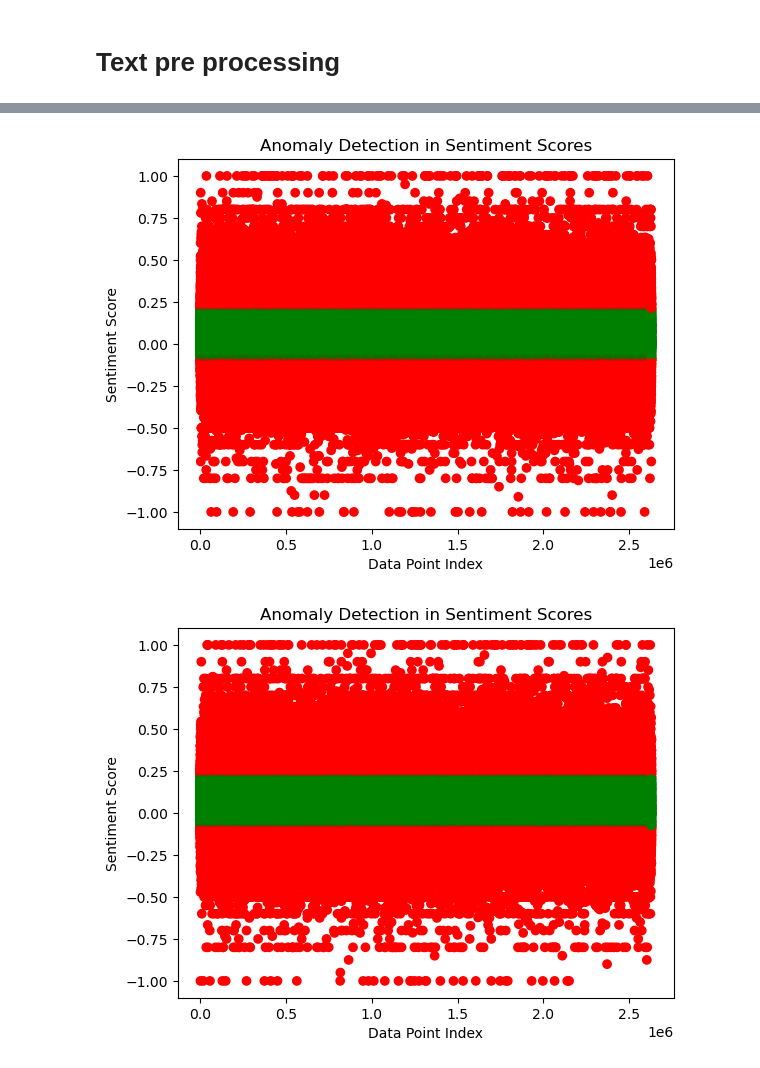
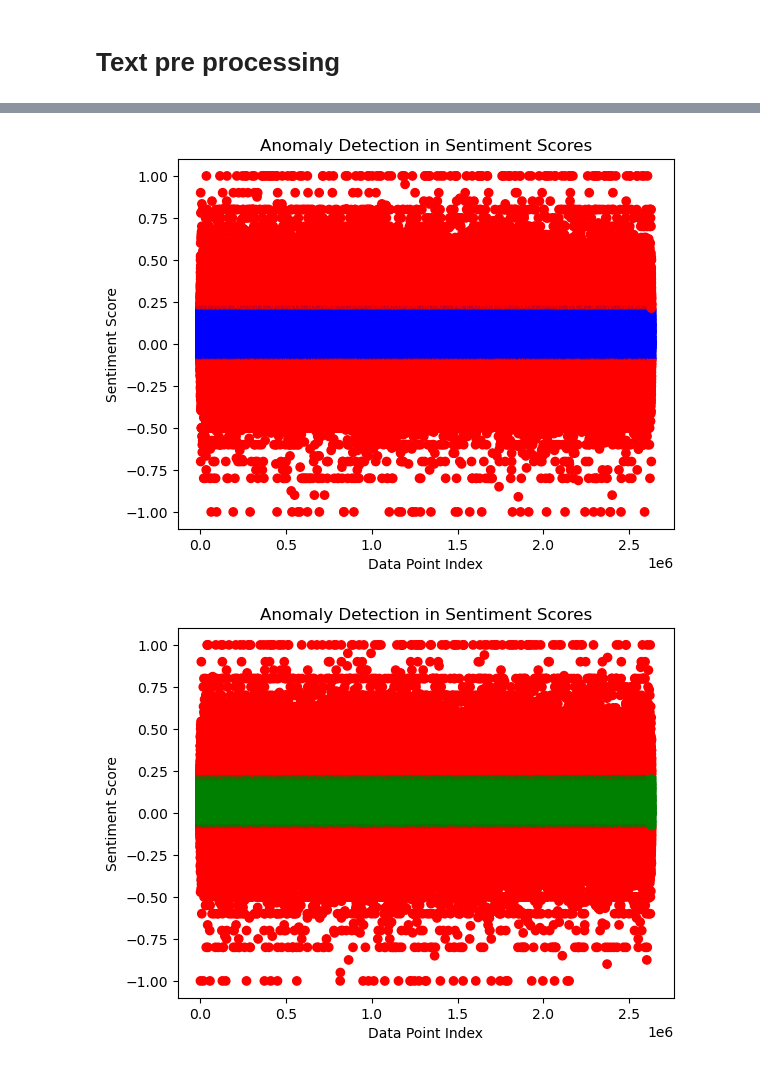
Before and after one commit to blxckbvrbi3/threat-detection-article, a Jupyter notebook: threat-detection-model.ipynb, the cells around one changed output, grey strips where cells are left out. Cells and saved outputs as stored; diff of their text form; code cells hidden in the pictures.

Commit message:
numeric and sentiment analysis detected.

```diff
--- a/threat-detection-model.ipynb
+++ b/threat-detection-model.ipynb
@@ -361,19 +359,22 @@ KeyboardInterrupt:
 # %%
 # Perform sentiment analysis and get polarity scores
 df_no_anomalies['sentiment_score'] = df_no_anomalies['content'].apply(lambda x: TextBlob(x).sentiment.polarity)
 
 # Detect anomalies using Isolation Forest
 clf = IsolationForest(contamination=0.2)
 df_no_anomalies['sentiment_anomaly'] = clf.fit_predict(df_no_anomalies[['sentiment_score']])
 
+# Create a color map based on the 'sentiment_anomaly' values
+colors = df_no_anomalies['sentiment_anomaly'].apply(lambda x: 'red' if x == -1 else 'blue')
+
 # Plot sentiment scores and anomalies
-plt.scatter(df_no_anomalies.index, df_no_anomalies['sentiment_score'], color=df_no_anomalies['sentiment_anomaly'].apply(lambda x: 0 if x == 1 else 1))
+plt.scatter(df_no_anomalies.index, df_no_anomalies['sentiment_score'], c=colors)
 plt.xlabel('Data Point Index')
 plt.ylabel('Sentiment Score')
 plt.title('Anomaly Detection in Sentiment Scores')
 plt.show()
 # %% [output]
-[figure, old version]
+[figure, new version]
 # %%
 df_no_anomalies.head()
 # %%
```
Also changed, not shown: parts of 4 cells of this notebook.
